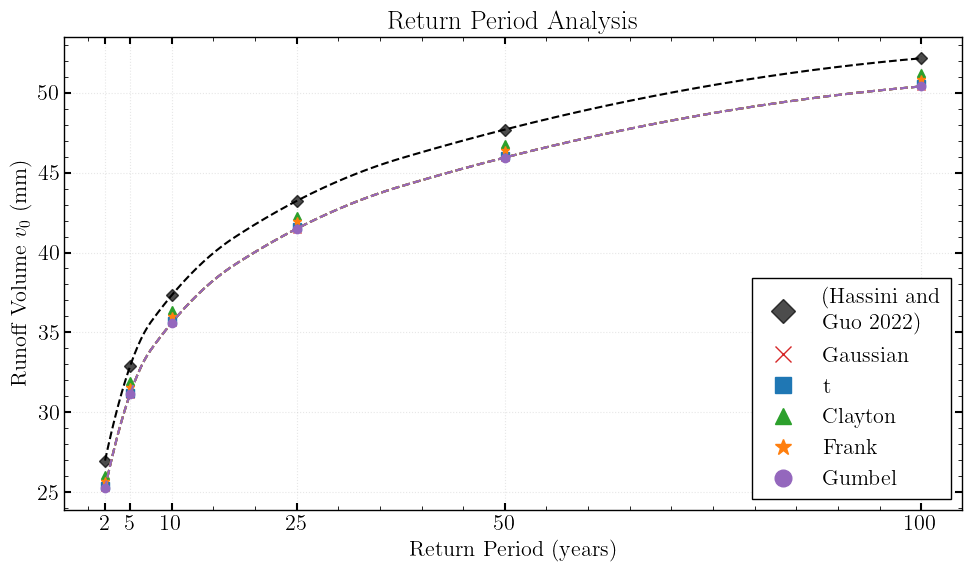
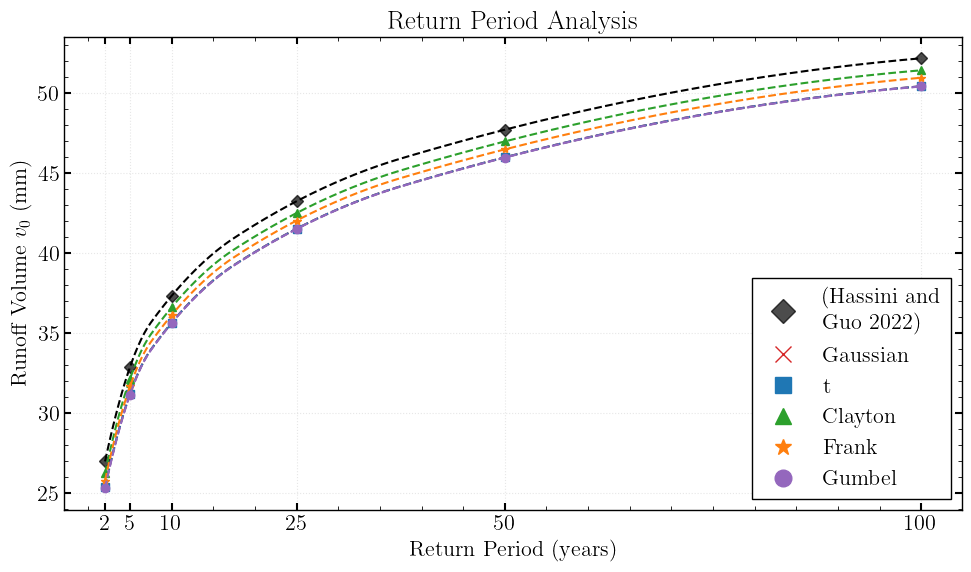
Code edit (unified diff) that turned the first committed figure into the second:
--- before
+++ after
@@ -32,5 +32,5 @@
     ax.plot(return_periods['ReturnPeriod'], return_periods[copula], markers[i+1], color=colors[i],
             linewidth=2, markersize=6, label=copula)
-    ax.plot(x_smooth, y_smooth, color=colors[i], linestyle='--')
+    ax.plot(x, curve, color=colors[i], linestyle='--')
 
 
@@ -46,4 +46,4 @@
 
 plt.tight_layout()
-# plt.savefig(save_path, dpi=300, bbox_inches='tight')
+plt.savefig("./RT.pdf", dpi=300, bbox_inches='tight')
 plt.show()

Commit: fix plotting + house keeping